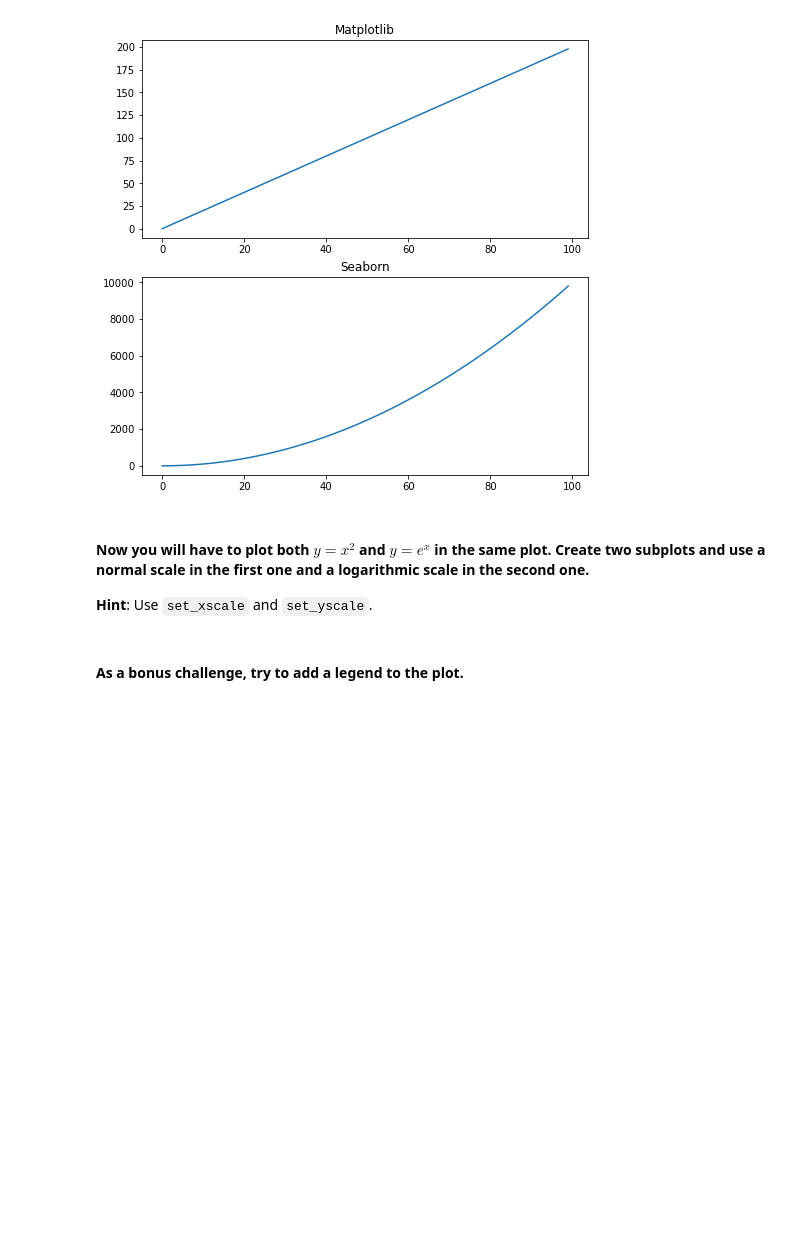
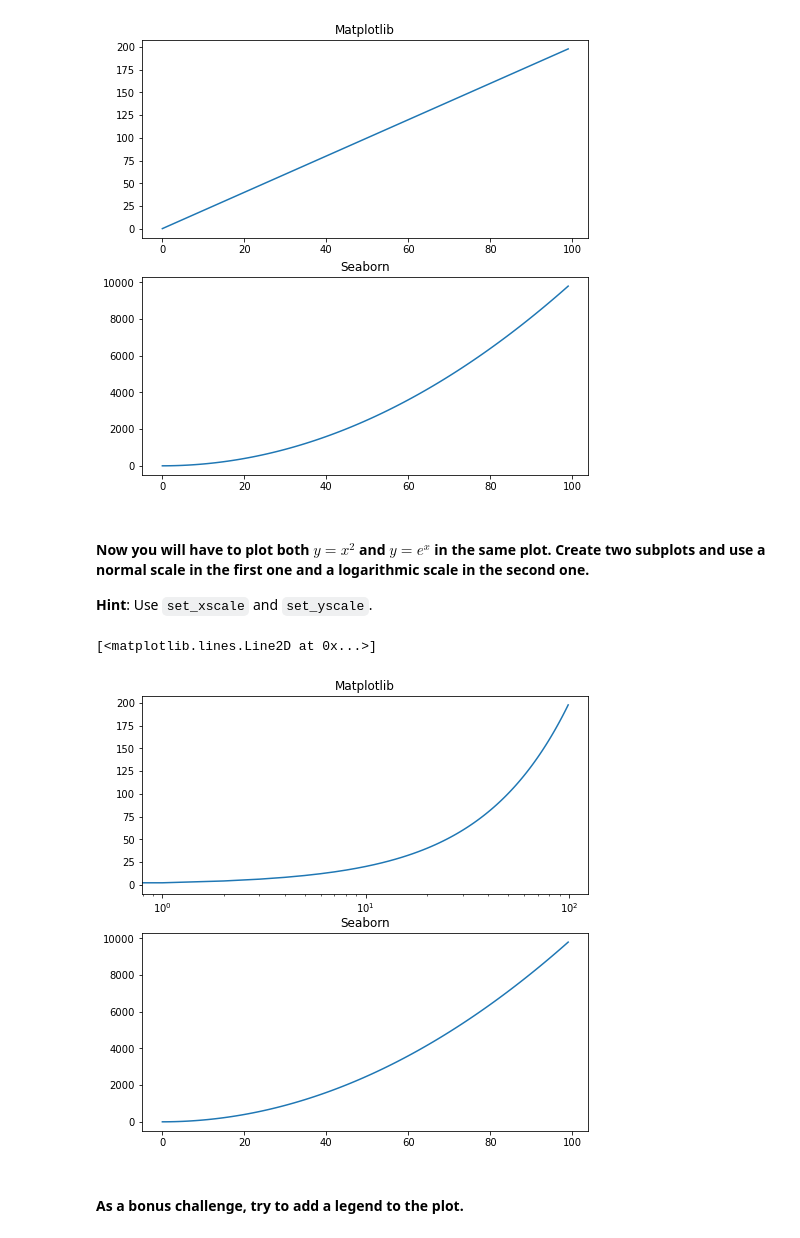
Before and after one commit to DarioDPR/dataptmad1121_labs, a Jupyter notebook: module-2/matplotlib-seaborn/your-code/main.ipynb, the cells around one changed output. Drawn from its saved outputs; the diff is of its cells as text; code cells hidden in the pictures; blank space fills up the shorter version.

```diff
--- a/module-2/matplotlib-seaborn/your-code/main.ipynb
+++ b/module-2/matplotlib-seaborn/your-code/main.ipynb
@@ -71,3 +69,14 @@ ax[1].plot(x,z)
+# %%
+fig, ax = plt.subplots(ncols=1, nrows=2, figsize = (8,8))
+ax[0].set(title = 'Matplotlib')
+ax[1].set(title = 'Seaborn')
+ax[0].set_xscale('log')
+ax[1].set_yscale('linear')
+ax[0].plot(x,y)
+ax[1].plot(x,z)
+# %% [output]
+[<matplotlib.lines.Line2D at 0x...>]
+[figure, added]
 # %% [markdown]
 #### As a bonus challenge, try to add a legend to the plot.
 # %%
```
Also changed, not shown: parts of 1 cell of this notebook.
